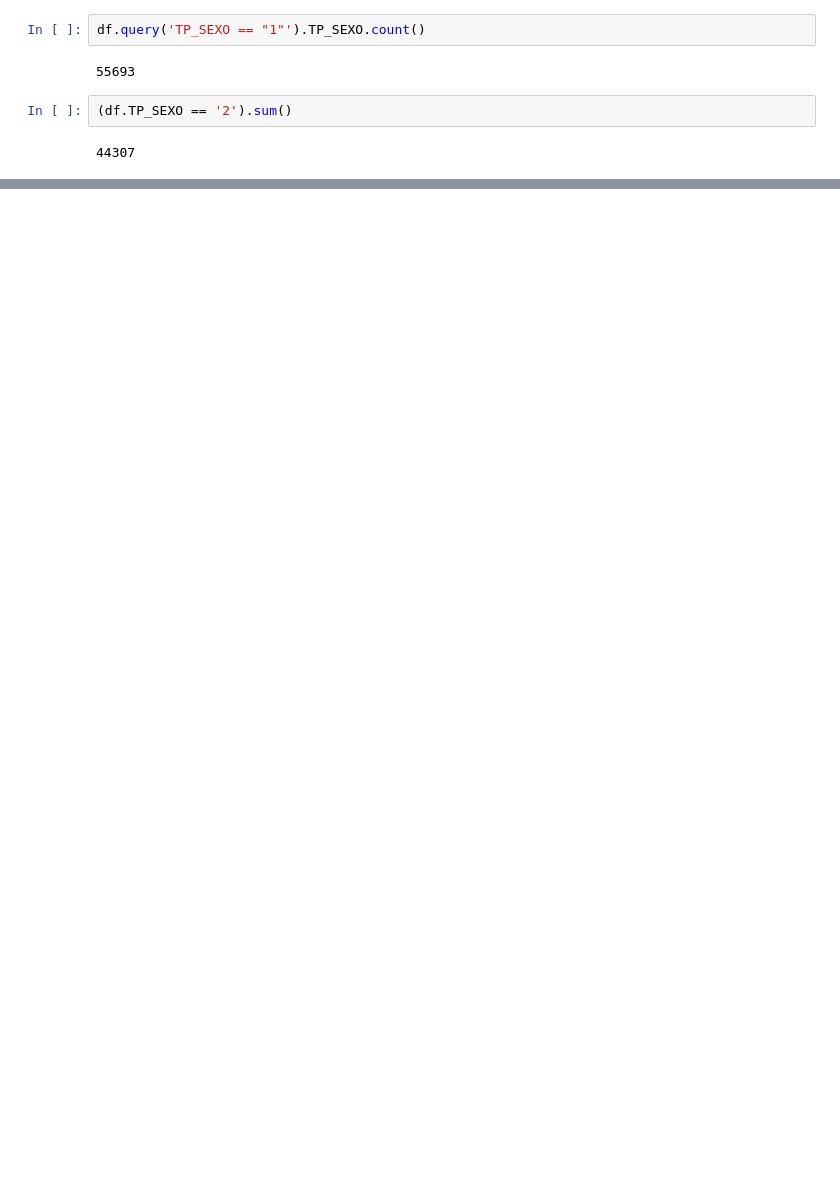
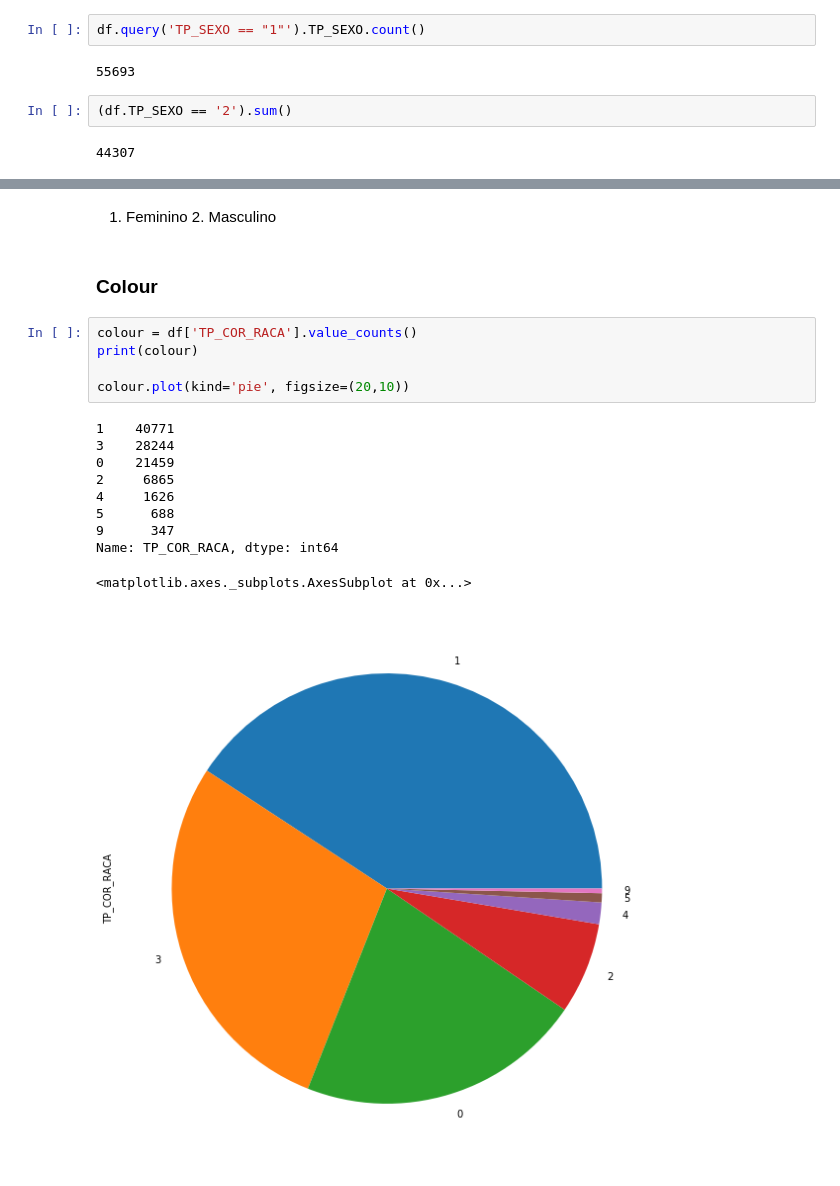
Before and after one commit to Kan4me/women_in_grad, a Jupyter notebook: 1_database_setup.ipynb, the cells around one changed output, grey strips where cells are left out. Cells and saved outputs as stored; diff of their text form; blank space fills up the shorter version.

```diff
--- a/1_database_setup.ipynb
+++ b/1_database_setup.ipynb
@@ -88,0 +104,20 @@ ax = df.plot.bar(x='TP_SEXO', rot=0)
+# %% [markdown]
+1. Feminino 2. Masculino
+# %% [markdown]
+### Colour
+# %%
+colour = df['TP_COR_RACA'].value_counts()
+print(colour)
+
+colour.plot(kind='pie', figsize=(20,10))
+# %% [output]
+1    40771
+3    28244
+0    21459
+2     6865
+4     1626
+5      688
+9      347
+Name: TP_COR_RACA, dtype: int64
+<matplotlib.axes._subplots.AxesSubplot at 0x...>
+[figure, added]
```
Also changed, not shown: parts of 20 cells of this notebook.
